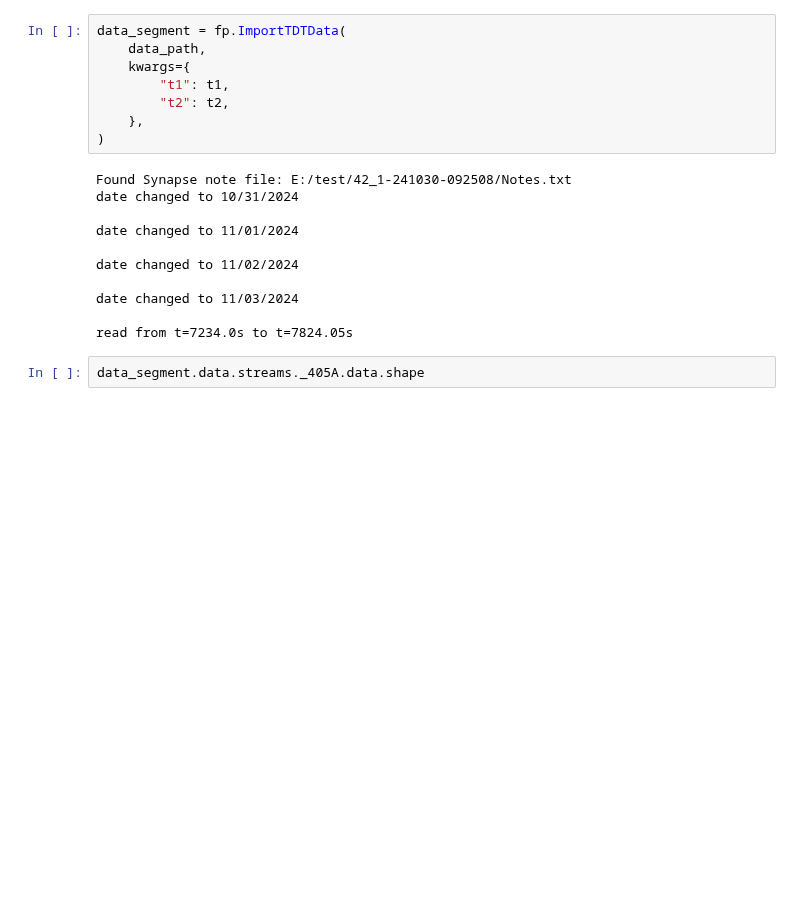
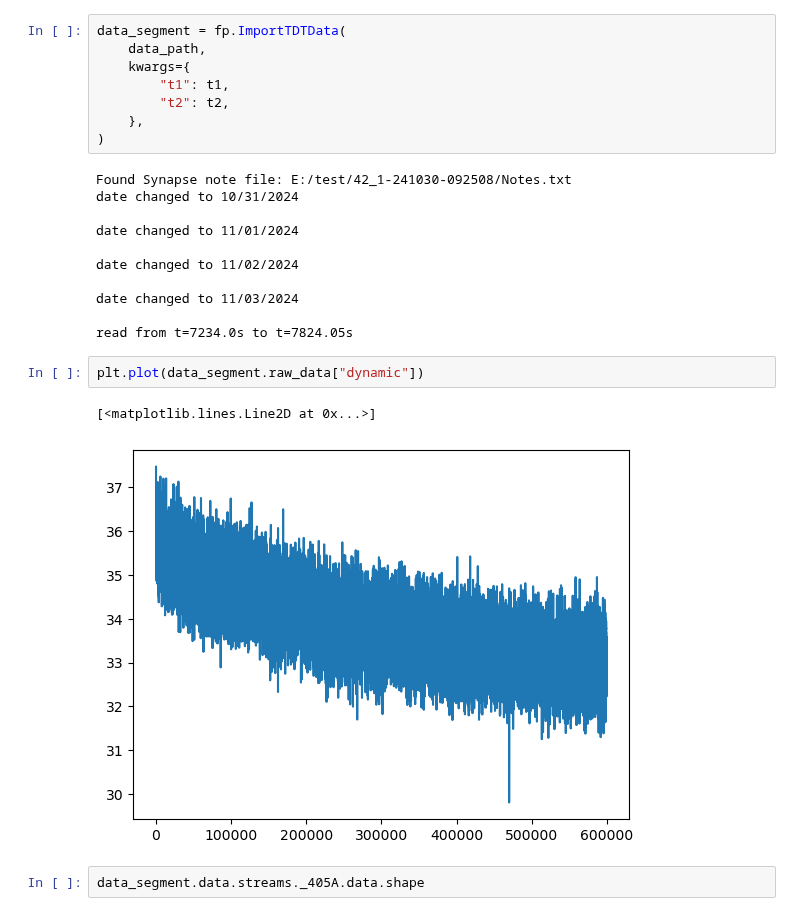
Before and after one commit to NovakHChen/fiberphotometry, a Jupyter notebook: notebooks/long_recordings/prototypr.ipynb, the cells around one changed output. Saved outputs shown, nothing was run; the diff lists cells and outputs as text; blank space fills up the shorter version.

Commit message:
add raw_data property to ImportTDTData class and refactor long recording data extraction script for improved data handling

```diff
--- a/notebooks/long_recordings/prototypr.ipynb
+++ b/notebooks/long_recordings/prototypr.ipynb
@@ -146,6 +146,11 @@ date changed to 11/02/2024
 date changed to 11/03/2024
 
 read from t=7234.0s to t=7824.05s
+# %%
+plt.plot(data_segment.raw_data["dynamic"])
+# %% [output]
+[<matplotlib.lines.Line2D at 0x...>]
+[figure, added]
 # %%
 data_segment.data.streams._405A.data.shape
 # %% [output]
```
Also changed, not shown: parts of 2 cells of this notebook, 2 other files.
